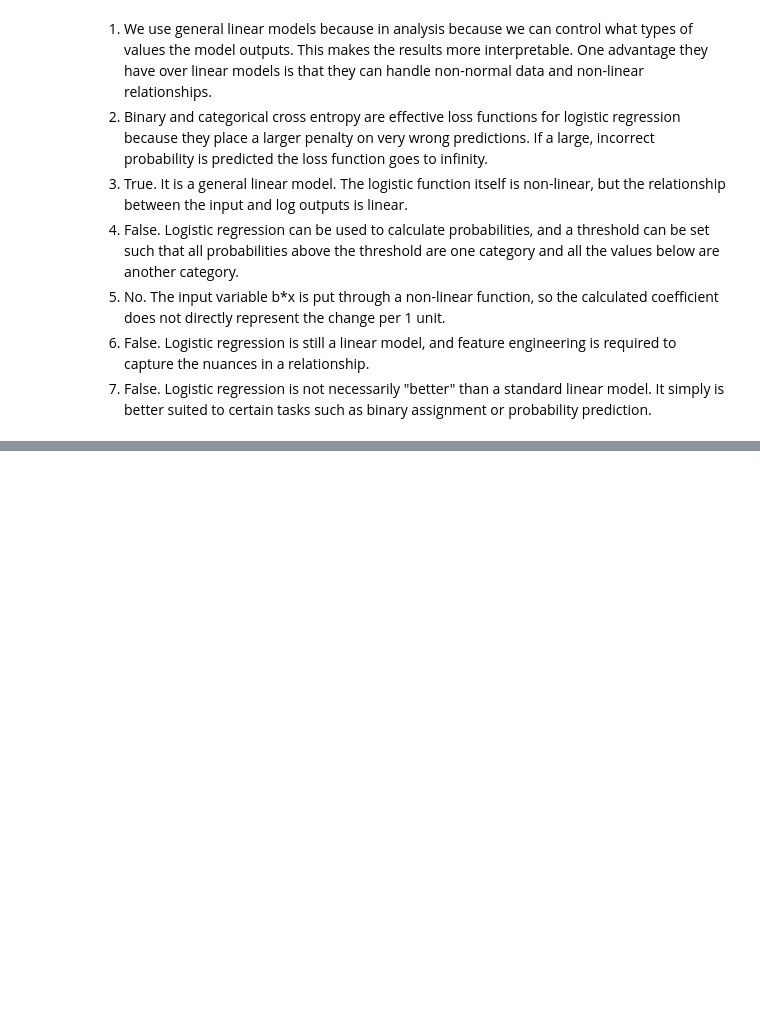
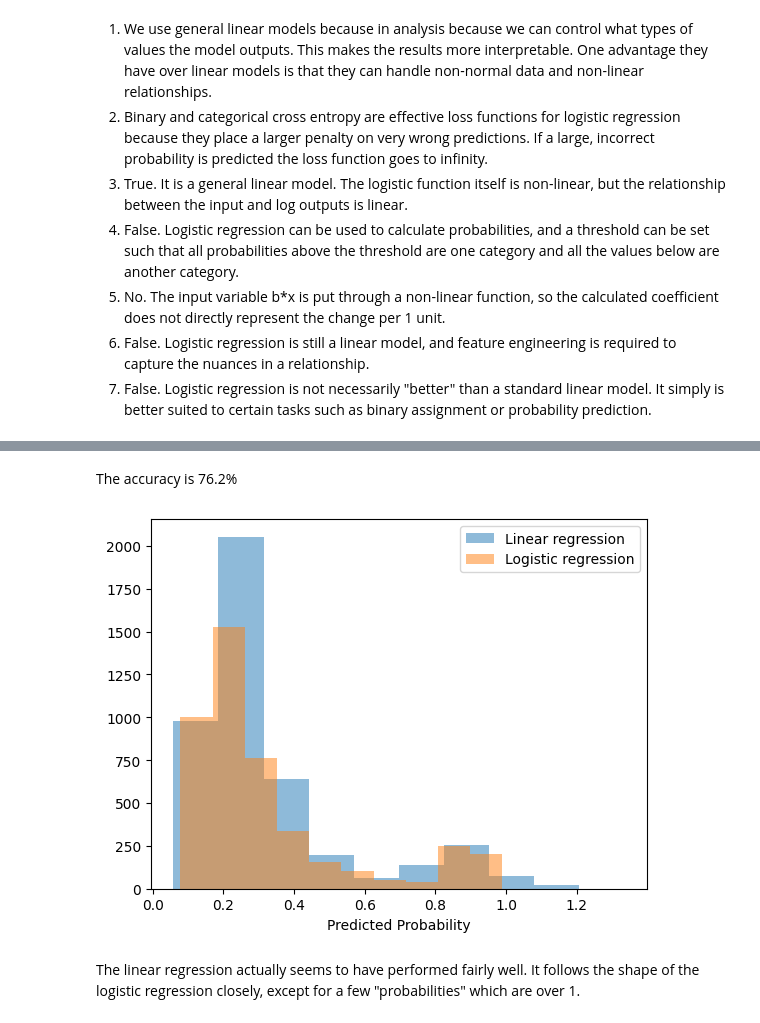
Before and after one commit to oliviapang/DS_3001_Assignments, a Jupyter notebook: Assignment_5/5_General_Linear_Models.ipynb, the cells around one changed output, grey strips where cells are left out. Drawn from its saved outputs; the diff is of its cells as text; code cells hidden in the pictures; blank space fills up the shorter version.

```diff
--- a/Assignment_5/5_General_Linear_Models.ipynb
+++ b/Assignment_5/5_General_Linear_Models.ipynb
@@ -12,0 +91,19 @@
+# %% [markdown]
+The accuracy is 76.2%
+# %%
+# 5
+from sklearn.linear_model import LinearRegression
+
+lin_reg = LinearRegression()
+lin_reg = lin_reg.fit(X,y)
+y_hat = lin_reg.predict(X)
+
+plt.hist(x=y_hat, alpha = 0.5, label='Linear regression')
+plt.hist(x=prob[:,1], alpha = 0.5, label='Logistic regression')
+plt.xlabel('Predicted Probability')
+plt.legend()
+plt.show()
+# %% [output]
+[figure, added]
+# %% [markdown]
+The linear regression actually seems to have performed fairly well. It follows the shape of the logistic regression closely, except for a few "probabilities" which are over 1.
```
Also changed, not shown: parts of 30 cells of this notebook.
